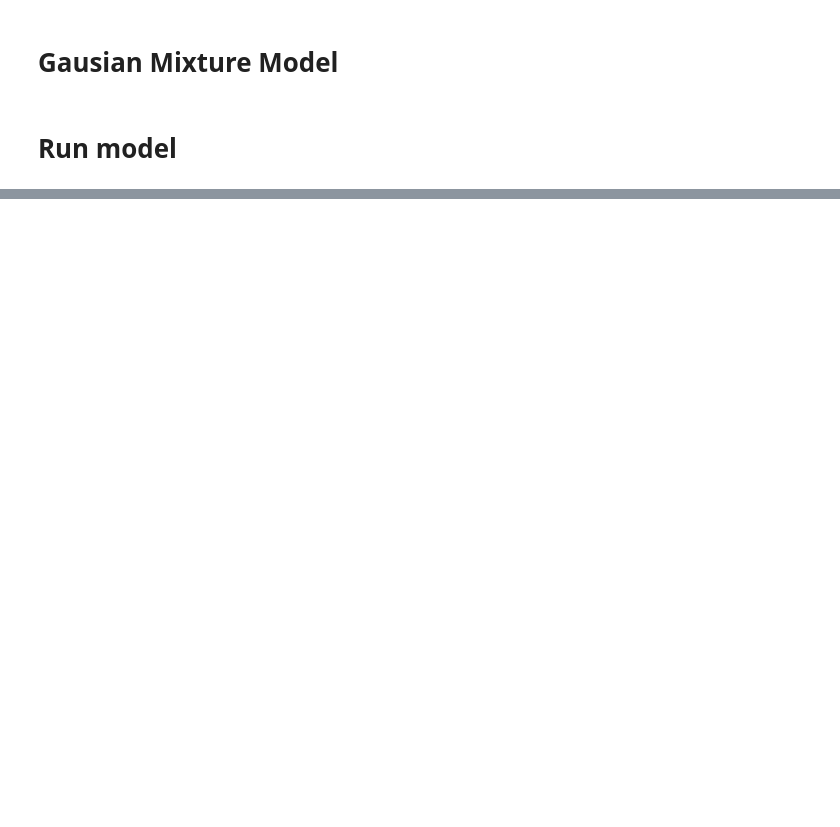
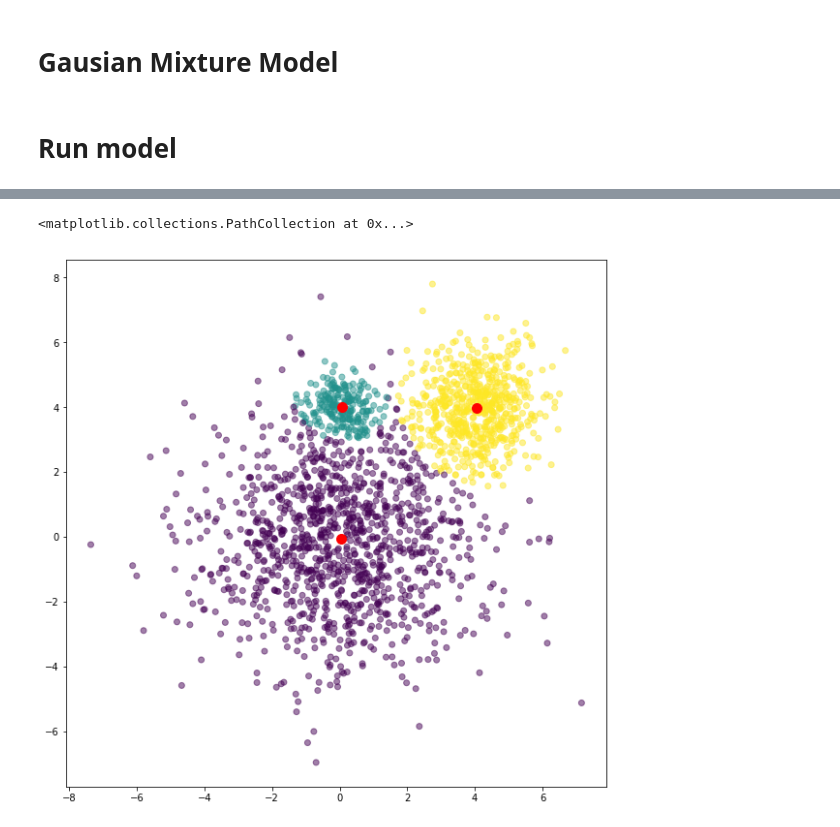
Before and after one commit to Palumboss/Newer, a Jupyter notebook: GMM.ipynb, the cells around one changed output, grey strips where cells are left out. Cells and saved outputs as stored; diff of their text form; code cells hidden in the pictures; blank space fills up the shorter version.

```diff
--- a/GMM.ipynb
+++ b/GMM.ipynb
@@ -18,38 +11,2 @@ numpy.float64
 # %% [markdown]
 # Gausian Mixture Model
-# %%
-class GMM:
-
-    def __init__(self,X,K,beta):
-        self.X=X
-        self.K=K
-        self.beta = beta
-        self.N, self.D = X.shape
-        self.m = X[np.random.choice(X.shape[0], K, replace=False), :]
-
-    def distance2(self):
-        self.d2 = np.sum((self.X - self.m.reshape([self.K,1,self.D]))**2,axis = 2)
-
-    def responsibility(self):
-        ed2 = np.exp(-self.beta*self.d2)
-        self.r = ed2 / np.sum(ed2, axis = 0)
-
-    def mean(self):
-        return (self.r @ self.X)/np.sum(self.r, axis = 1, keepdims = True)
-
-    def distortion(self):
-        return (self.r * self.d2).sum()
-
-    def fit(self, epochs, thresh):
-
-        self.J = []
-        for epoch in range(epochs):
-            self.distance2()
-            self.responsibility()
-            m = self.mean()
-            dist = np.sqrt(np.sum( (self.m - m)**2, axis = 1))
-
-            if np.all(dist<thresh): break
-            self.m =  m
-
-            self.J.append(self.distortion())
@@ -77,0 +75,11 @@ plt.scatter(gmm.m[:,0],gmm.m[:,1], s=100,c="r")
+# %%
+gmm1 = GMM(mix.values,3)
+gmm1.fit(epochs=100)
+y1 = gmm1.resp.argmax(axis=0)
+
+fig,ax = plt.subplots(figsize=(10,10))
+ax.scatter(mix.x, mix.y, alpha=.5, c=y1)
+ax.scatter(gmm1.m[:,0], gmm1.m[:,1], s=100, c="r")
+# %% [output]
+<matplotlib.collections.PathCollection at 0x...>
+[figure, added]
```
Also changed, not shown: parts of 8 cells of this notebook, 1 other file.
